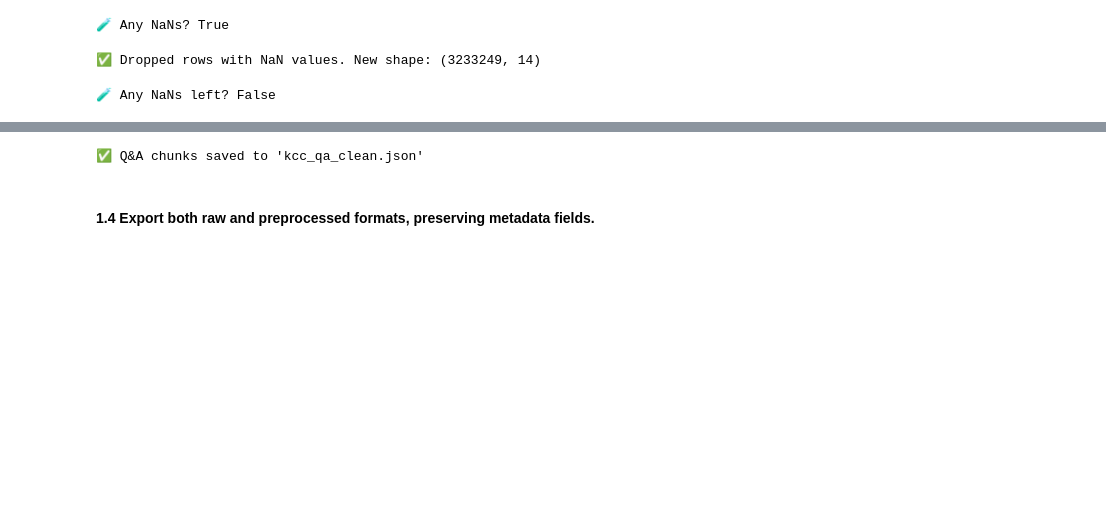
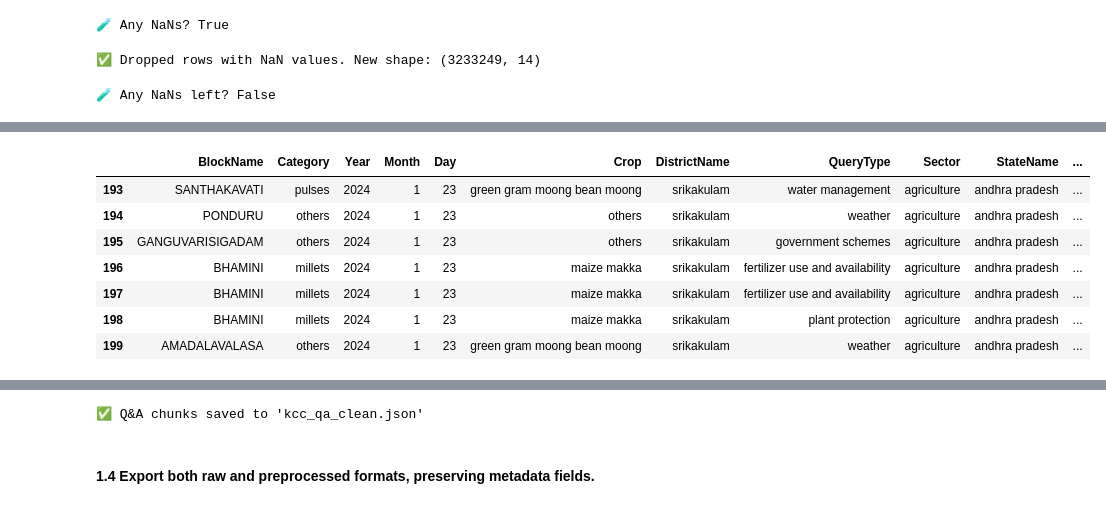
Before and after one commit to Gireesh-Guntupalli/GireeshGuntupalli_KCCQueryAssistant., a Jupyter notebook: research.ipynb, the cells around one changed output, grey strips where cells are left out. Saved outputs shown, nothing was run; the diff lists cells and outputs as text; code cells hidden in the pictures; blank space fills up the shorter version.

```diff
--- a/research.ipynb
+++ b/research.ipynb
@@ -154,0 +164,11 @@ for col in ['Crop', 'DistrictName', 'Category', 'QueryType', 'Sector', 'StateNam
+# %%
+df.iloc[193:200]
+# %% [output]
+|  | BlockName | Category | Year | Month | Day | Crop | DistrictName | QueryType | Sector | StateName | ... |
+| 193 | SANTHAKAVATI | pulses | 2024 | 1 | 23 | green gram moong bean moong | srikakulam | water management | agriculture | andhra pradesh | ... |
+| 194 | PONDURU | others | 2024 | 1 | 23 | others | srikakulam | weather | agriculture | andhra pradesh | ... |
+| 195 | GANGUVARISIGADAM | others | 2024 | 1 | 23 | others | srikakulam | government schemes | agriculture | andhra pradesh | ... |
+| 196 | BHAMINI | millets | 2024 | 1 | 23 | maize makka | srikakulam | fertilizer use and availability | agriculture | andhra pradesh | ... |
+| 197 | BHAMINI | millets | 2024 | 1 | 23 | maize makka | srikakulam | fertilizer use and availability | agriculture | andhra pradesh | ... |
+| 198 | BHAMINI | millets | 2024 | 1 | 23 | maize makka | srikakulam | plant protection | agriculture | andhra pradesh | ... |
+| 199 | AMADALAVALASA | others | 2024 | 1 | 23 | green gram moong bean moong | srikakulam | weather | agriculture | andhra pradesh | ... |
```
Also changed, not shown: parts of 27 cells of this notebook, 19 other files.
